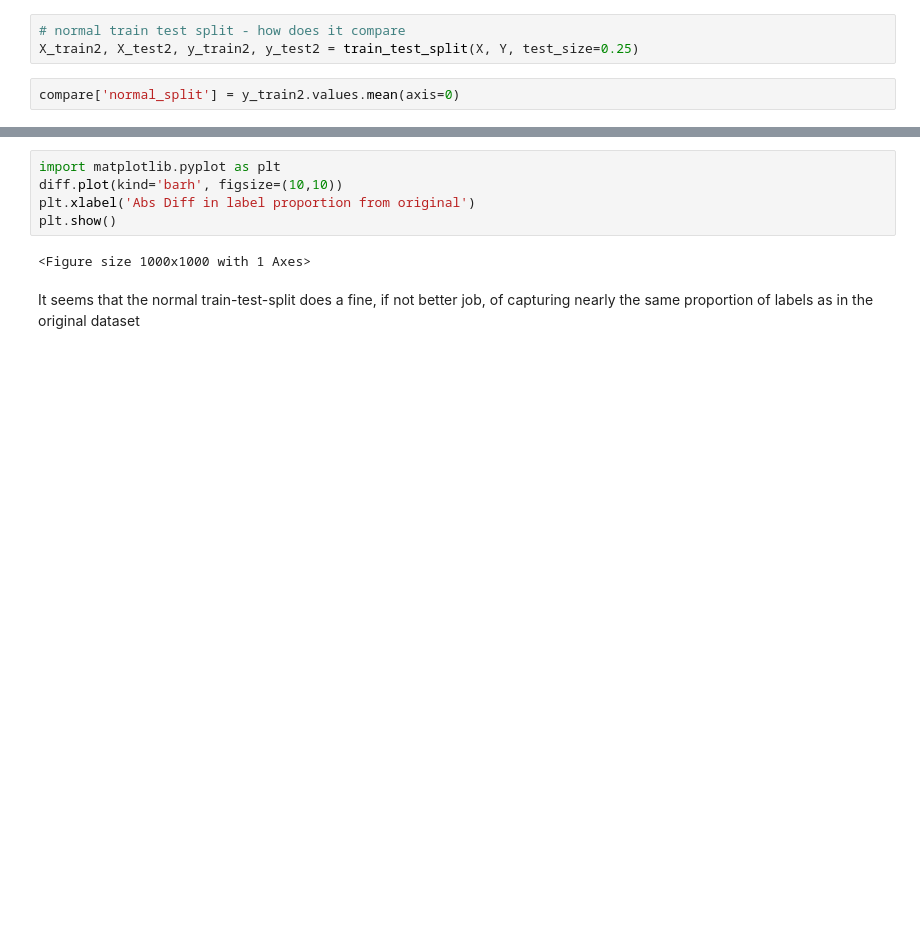
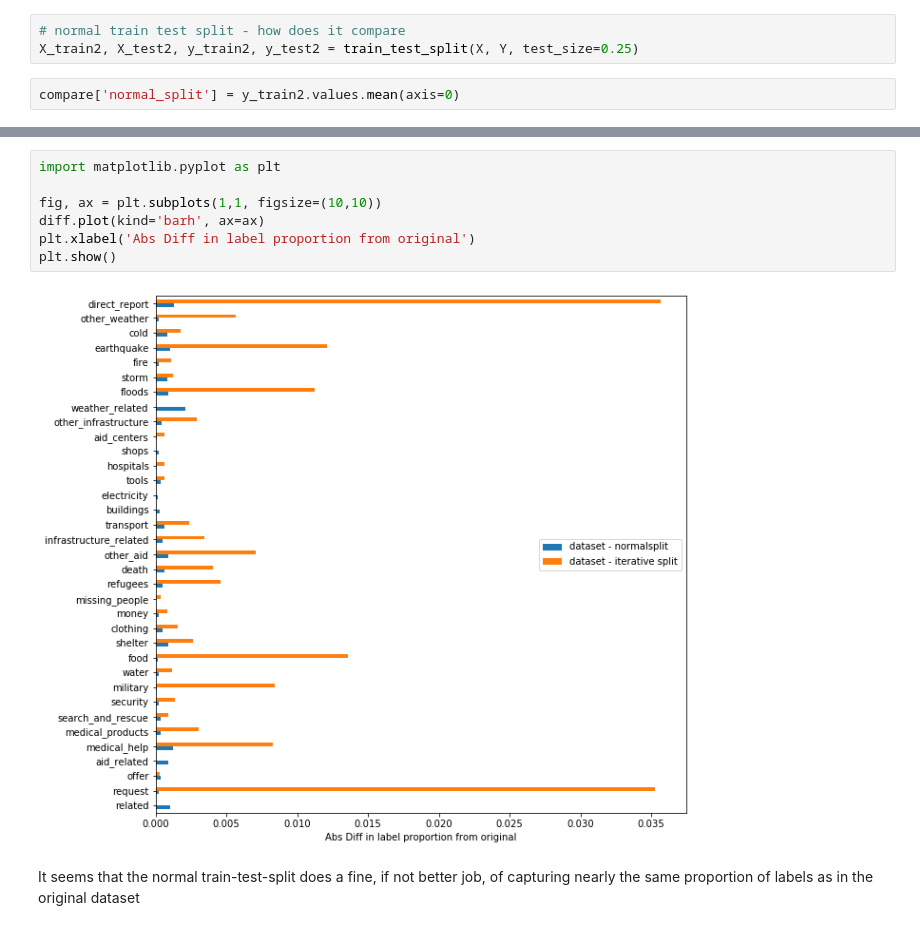
Before and after one commit to jfwilliams92/disaster-response, a Jupyter notebook: disaster_response_pipeline_project/exploration/Disaster Response Modeling.ipynb, the cells around one changed output, grey strips where cells are left out. Saved outputs shown, nothing was run; the diff lists cells and outputs as text; blank space fills up the shorter version.

```diff
--- a/disaster_response_pipeline_project/exploration/Disaster Response Modeling.ipynb
+++ b/disaster_response_pipeline_project/exploration/Disaster Response Modeling.ipynb
@@ -278,10 +295,12 @@ diff
 # %%
 import matplotlib.pyplot as plt
-diff.plot(kind='barh', figsize=(10,10))
+
+fig, ax = plt.subplots(1,1, figsize=(10,10))
+diff.plot(kind='barh', ax=ax)
 plt.xlabel('Abs Diff in label proportion from original')
 plt.show()
 # %% [output]
-<Figure size 1000x1000 with 1 Axes>
+[figure, added]
 # %% [markdown]
 It seems that the normal train-test-split does a fine, if not better job, of capturing nearly the same proportion of labels as in the original dataset
 # %%
```
Also changed, not shown: parts of 17 cells of this notebook.
